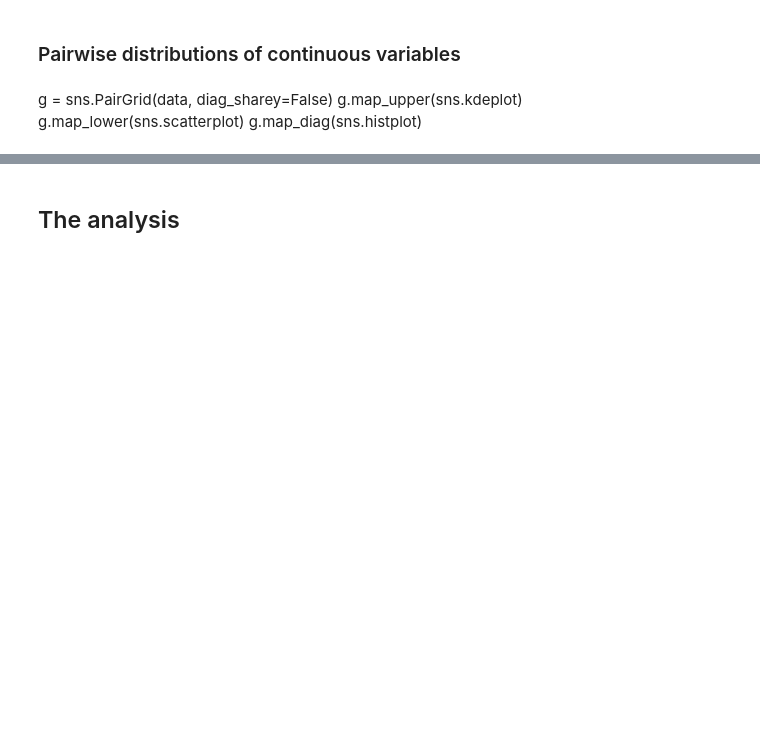
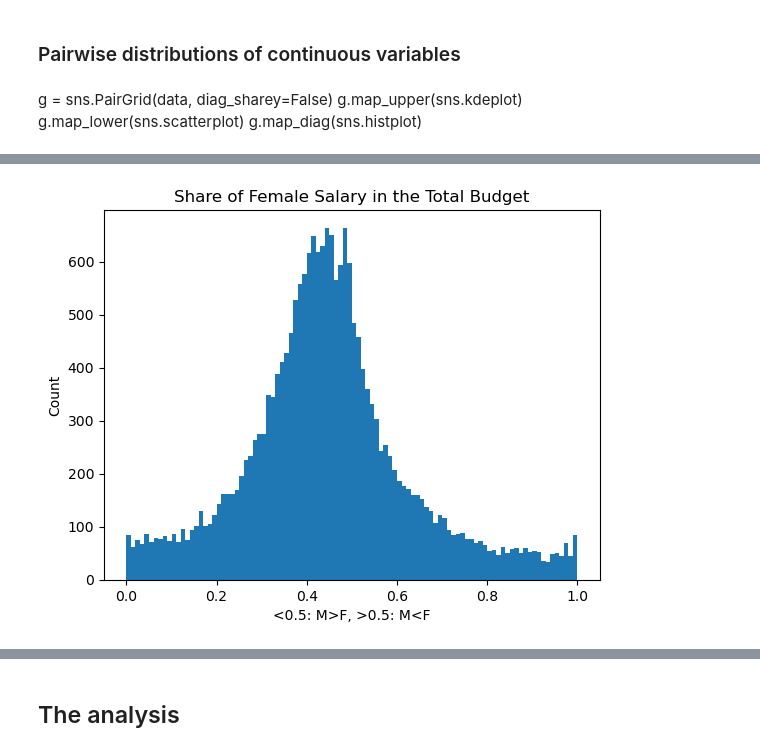
Before and after one commit to johnnymosby/municipalitiesDistances, a Jupyter notebook: bayesianAnalysis/Python/report.ipynb, the cells around one changed output, grey strips where cells are left out. Saved outputs shown, nothing was run; the diff lists cells and outputs as text; code cells hidden in the pictures; blank space fills up the shorter version.

```diff
--- a/bayesianAnalysis/Python/report.ipynb
+++ b/bayesianAnalysis/Python/report.ipynb
@@ -90,0 +119,16 @@ g.map_diag(sns.histplot)
+# %%
+data['salary_difference'] = np.nan
+
+for i, row in data_original.iterrows():
+    if np.isnan(row['m_annual_salary_tm2']) or np.isnan(row['f_annual_salary_tm2']) \
+        or row['m_annual_salary_tm2'] == 0 or row['f_annual_salary_tm2'] == 0:
+        data.loc[i, 'salary_difference'] = np.nan
+    else:
+        data.loc[i, 'salary_difference'] = row['m_annual_salary_tm2'] / (row['m_annual_salary_tm2'] + row['f_annual_salary_tm2'])
+
+plt.title('Share of Female Salary in the Total Budget')
+plt.xlabel('<0.5: M>F, >0.5: M<F')
+plt.ylabel('Count')
+plt.hist(data['salary_difference'], bins=100);
+# %% [output]
+[figure, added]
```
Also changed, not shown: parts of 43 cells of this notebook, 5 other files.
